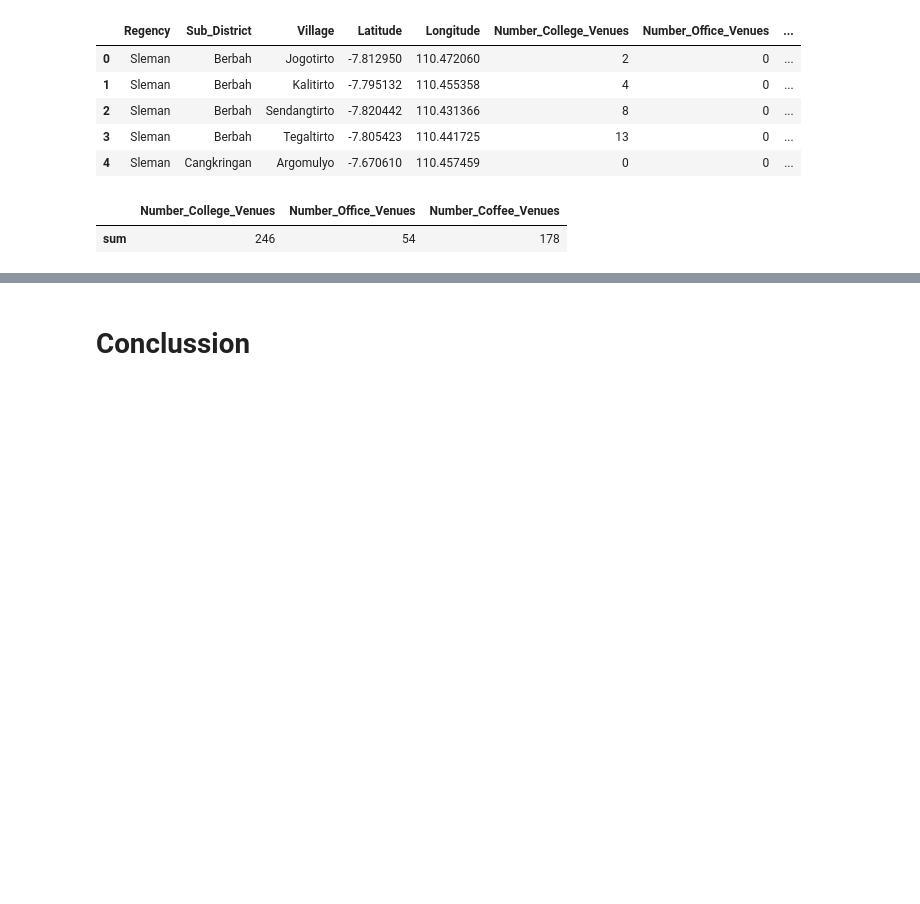
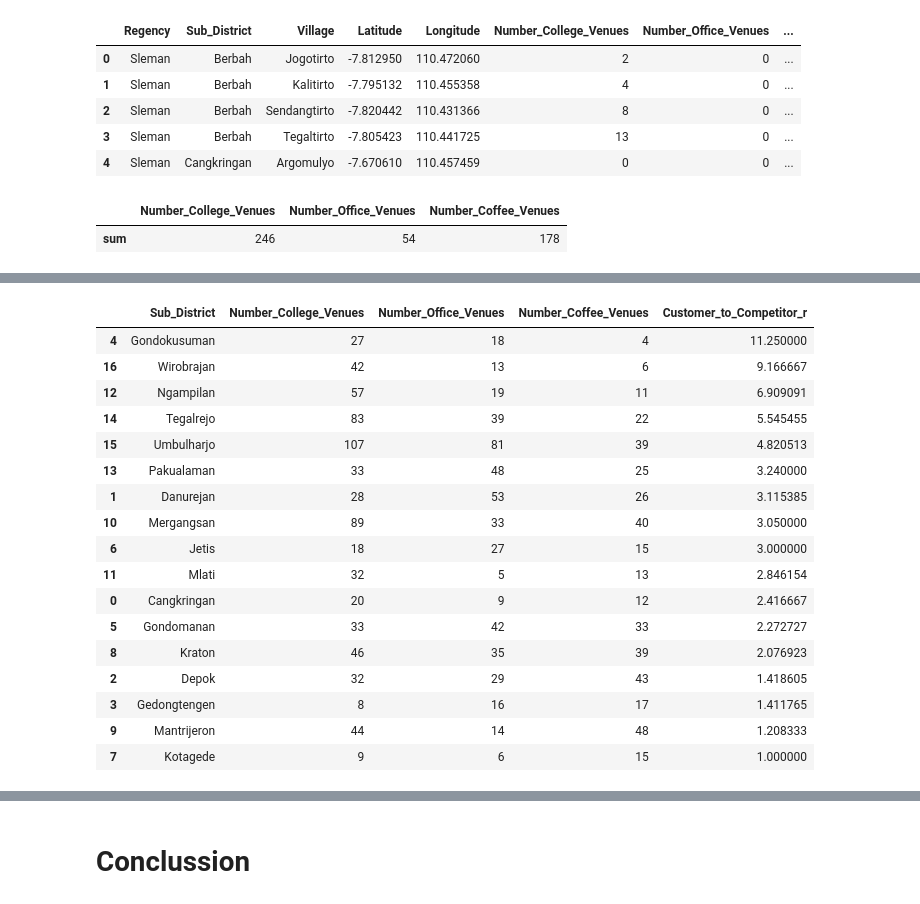
Before and after one commit to zylbergs/Project_Portofolio, a Jupyter notebook: IBMDS_capstone_project_Strategic_Branch_Estabilishment/Strategic_Branch_Estabilishment.ipynb, the cells around one changed output, grey strips where cells are left out. Drawn from its saved outputs; the diff is of its cells as text; code cells hidden in the pictures; blank space fills up the shorter version.

```diff
--- a/IBMDS_capstone_project_Strategic_Branch_Estabilishment/Strategic_Branch_Estabilishment.ipynb
+++ b/IBMDS_capstone_project_Strategic_Branch_Estabilishment/Strategic_Branch_Estabilishment.ipynb
@@ -430,0 +444,3 @@ yog_cluster_map().save('Village Cluster Map.html')
+# %%
+full_regency = pd.read_csv('/content/Final_Data_SLE_YK.csv')
+full_regency.head()
@@ -458,0 +496,26 @@ clu_3.agg({'Number_College_Venues':['sum'],'Number_Office_Venues':['sum'],'Numbe
+# %%
+clu_2.agg({'Number_College_Venues':['sum'],'Number_Office_Venues':['sum'],'Number_Coffee_Venues':['sum']})
+clu_2_venues = clu_2.groupby('Sub_District').sum()[['Number_College_Venues','Number_Office_Venues','Number_Coffee_Venues']].reset_index()
+clu_2_venues['Customer_to_Competitor_r'] = (clu_2_venues['Number_College_Venues']+clu_2_venues['Number_Office_Venues'])/clu_2_venues['Number_Coffee_Venues']
+clu_2_venues = clu_2_venues.sort_values('Customer_to_Competitor_r',ascending=False)
+clu_2_venues.to_csv('Cluster 2 characteristic.csv',index=False,index_label=False)
+clu_2_venues
+# %% [output]
+|  | Sub_District | Number_College_Venues | Number_Office_Venues | Number_Coffee_Venues | Customer_to_Competitor_r |
+| 4 | Gondokusuman | 27 | 18 | 4 | 11.250000 |
+| 16 | Wirobrajan | 42 | 13 | 6 | 9.166667 |
+| 12 | Ngampilan | 57 | 19 | 11 | 6.909091 |
+| 14 | Tegalrejo | 83 | 39 | 22 | 5.545455 |
+| 15 | Umbulharjo | 107 | 81 | 39 | 4.820513 |
+| 13 | Pakualaman | 33 | 48 | 25 | 3.240000 |
+| 1 | Danurejan | 28 | 53 | 26 | 3.115385 |
+| 10 | Mergangsan | 89 | 33 | 40 | 3.050000 |
+| 6 | Jetis | 18 | 27 | 15 | 3.000000 |
+| 11 | Mlati | 32 | 5 | 13 | 2.846154 |
+| 0 | Cangkringan | 20 | 9 | 12 | 2.416667 |
+| 5 | Gondomanan | 33 | 42 | 33 | 2.272727 |
+| 8 | Kraton | 46 | 35 | 39 | 2.076923 |
+| 2 | Depok | 32 | 29 | 43 | 1.418605 |
+| 3 | Gedongtengen | 8 | 16 | 17 | 1.411765 |
+| 9 | Mantrijeron | 44 | 14 | 48 | 1.208333 |
+| 7 | Kotagede | 9 | 6 | 15 | 1.000000 |
```
Also changed, not shown: parts of 10 cells of this notebook, 7 other files.
